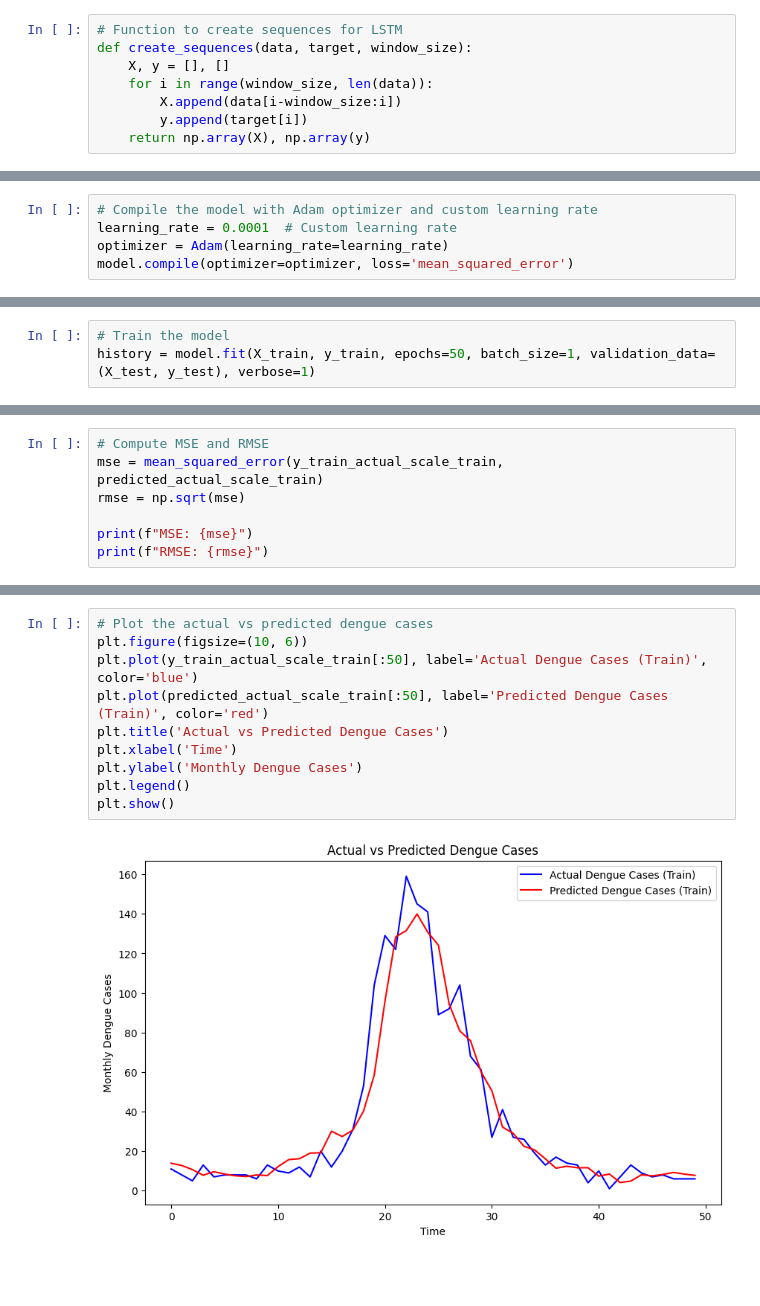
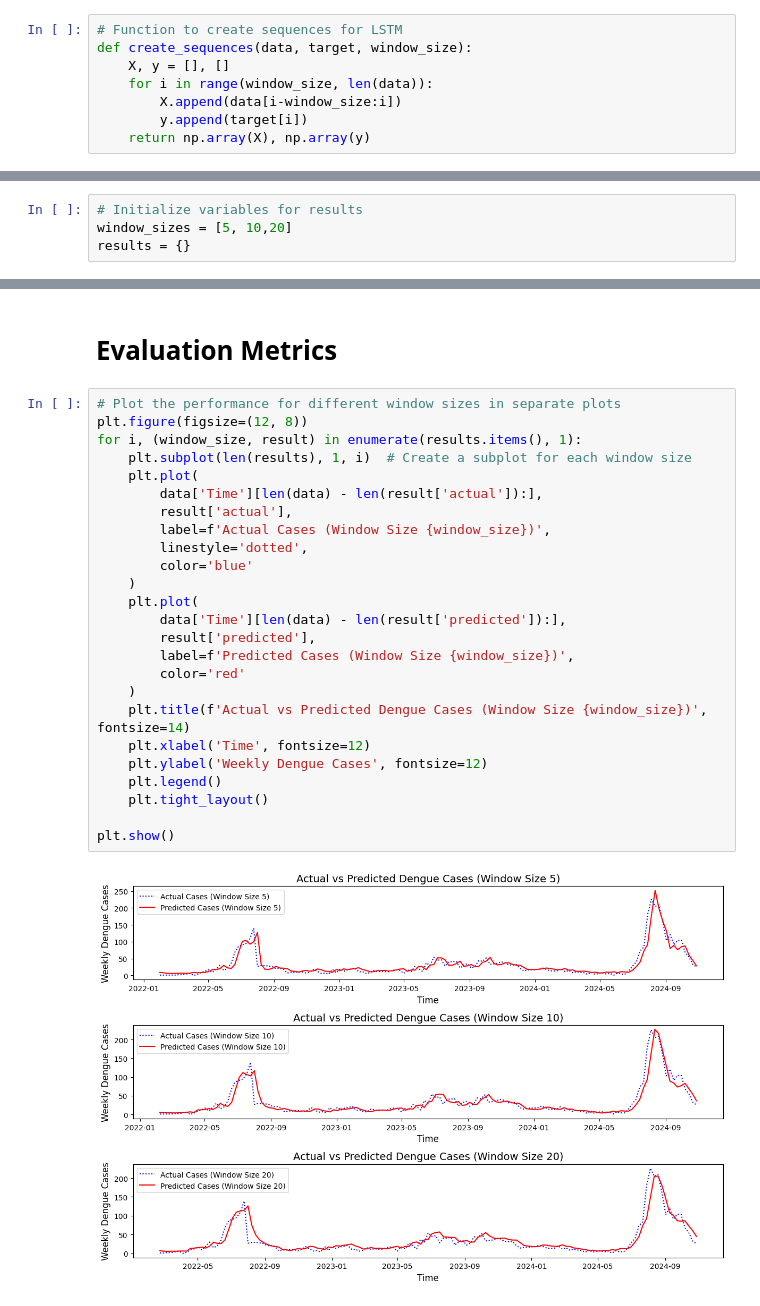
Before and after one commit to HENERALPEPITO/DengueDash, a Jupyter notebook: SP Model/LSTM_Dengue_Watch.ipynb, the cells around one changed output, grey strips where cells are left out. Drawn from its saved outputs; the diff is of its cells as text; blank space fills up the shorter version.

Commit message:
SP Model
Updated LSTM ipynb file.

```diff
--- a/SP Model/LSTM_Dengue_Watch.ipynb
+++ b/SP Model/LSTM_Dengue_Watch.ipynb
@@ -85,5 +224,0 @@ model.add(Dense(1))  # Output layer to predict dengue cases
-# %%
-# Compile the model with Adam optimizer and custom learning rate
-learning_rate = 0.0001  # Custom learning rate
-optimizer = Adam(learning_rate=learning_rate)
-model.compile(optimizer=optimizer, loss='mean_squared_error')
@@ -104,3 +224,0 @@ Model: "sequential"
-# %%
-# Train the model
-history = model.fit(X_train, y_train, epochs=50, batch_size=1, validation_data=(X_test, y_test), verbose=1)
@@ -133,7 +224,0 @@ y_train_actual_scale_train = scaler_target.inverse_transform(y_train)
-# %%
-# Compute MSE and RMSE
-mse = mean_squared_error(y_train_actual_scale_train, predicted_actual_scale_train)
-rmse = np.sqrt(mse)
-
-print(f"MSE: {mse}")
-print(f"RMSE: {rmse}")
@@ -142,0 +225,4 @@ RMSE: 10.181156956839823
+# %%
+# Initialize variables for results
+window_sizes = [5, 10,20]
+results = {}
@@ -143,12 +300,29 @@ RMSE: 10.181156956839823
+# %% [markdown]
+# Evaluation Metrics
 # %%
-# Plot the actual vs predicted dengue cases
-plt.figure(figsize=(10, 6))
-plt.plot(y_train_actual_scale_train[:50], label='Actual Dengue Cases (Train)', color='blue')
-plt.plot(predicted_actual_scale_train[:50], label='Predicted Dengue Cases (Train)', color='red')
-plt.title('Actual vs Predicted Dengue Cases')
-plt.xlabel('Time')
-plt.ylabel('Monthly Dengue Cases')
-plt.legend()
+# Plot the performance for different window sizes in separate plots
+plt.figure(figsize=(12, 8))
+for i, (window_size, result) in enumerate(results.items(), 1):
+    plt.subplot(len(results), 1, i)  # Create a subplot for each window size
+    plt.plot(
+        data['Time'][len(data) - len(result['actual']):],
+        result['actual'],
+        label=f'Actual Cases (Window Size {window_size})',
+        linestyle='dotted',
+        color='blue'
+    )
+    plt.plot(
+        data['Time'][len(data) - len(result['predicted']):],
+        result['predicted'],
+        label=f'Predicted Cases (Window Size {window_size})',
+        color='red'
+    )
+    plt.title(f'Actual vs Predicted Dengue Cases (Window Size {window_size})', fontsize=14)
+    plt.xlabel('Time', fontsize=12)
+    plt.ylabel('Weekly Dengue Cases', fontsize=12)
+    plt.legend()
+    plt.tight_layout()
+
 plt.show()
 # %% [output]
-[figure, old version]
+[figure, new version]
```
Also changed, not shown: parts of 44 cells of this notebook, 1 other file.
